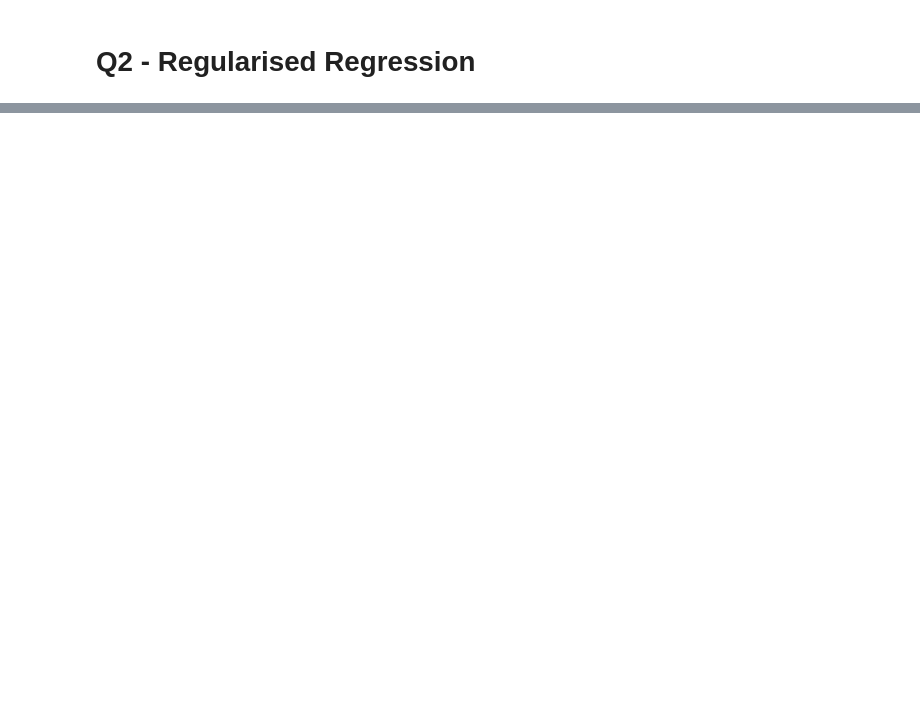
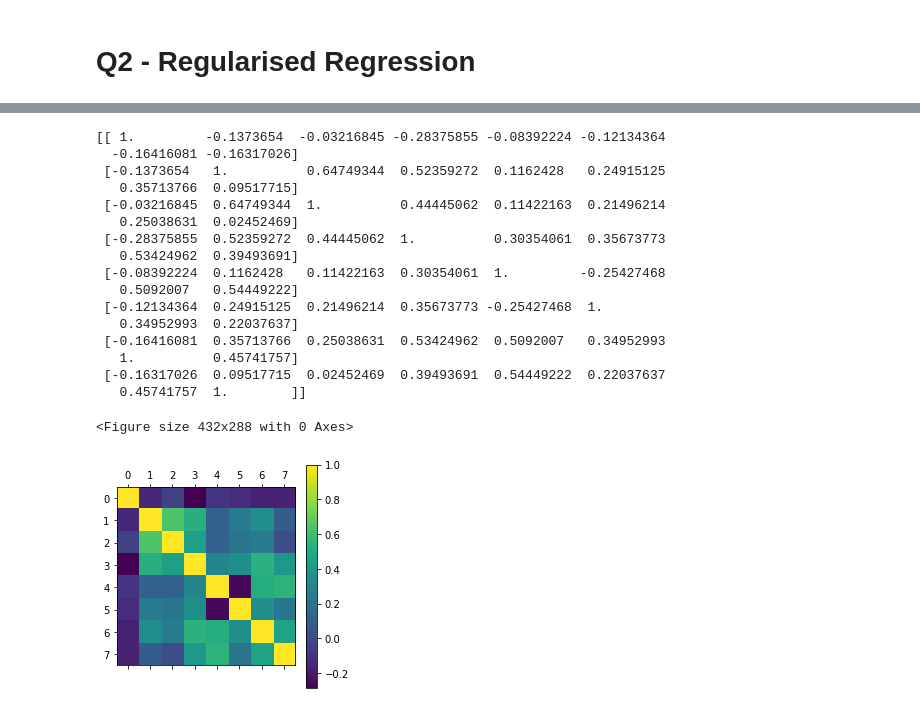
Before and after one commit to egstatsml/cab420, a Jupyter notebook: tute_1.ipynb, the cells around one changed output, grey strips where cells are left out. Saved outputs shown, nothing was run; the diff lists cells and outputs as text; code cells hidden in the pictures; blank space fills up the shorter version.

```diff
--- a/tute_1.ipynb
+++ b/tute_1.ipynb
@@ -299,0 +335,27 @@ unreg = model.fit_regularized()
+# %%
+# lets see if any variables aren't explicitly correlated with our response variable.
+all_variables = X_variables + ['Bicentennial Bikeway Cyclists Inbound']
+corr_coeffs = train[all_variables].corr()
+plt.figure()
+plt.matshow(corr_coeffs)
+plt.colorbar()
+print(np.array(corr_coeffs))
+# %% [output]
+[[ 1.         -0.1373654  -0.03216845 -0.28375855 -0.08392224 -0.12134364
+  -0.16416081 -0.16317026]
+ [-0.1373654   1.          0.64749344  0.52359272  0.1162428   0.24915125
+   0.35713766  0.09517715]
+ [-0.03216845  0.64749344  1.          0.44445062  0.11422163  0.21496214
+   0.25038631  0.02452469]
+ [-0.28375855  0.52359272  0.44445062  1.          0.30354061  0.35673773
+   0.53424962  0.39493691]
+ [-0.08392224  0.1162428   0.11422163  0.30354061  1.         -0.25427468
+   0.5092007   0.54449222]
+ [-0.12134364  0.24915125  0.21496214  0.35673773 -0.25427468  1.
+   0.34952993  0.22037637]
+ [-0.16416081  0.35713766  0.25038631  0.53424962  0.5092007   0.34952993
+   1.          0.45741757]
+ [-0.16317026  0.09517715  0.02452469  0.39493691  0.54449222  0.22037637
+   0.45741757  1.        ]]
+<Figure size 432x288 with 0 Axes>
+[figure, added]
```
Also changed, not shown: parts of 25 cells of this notebook.
